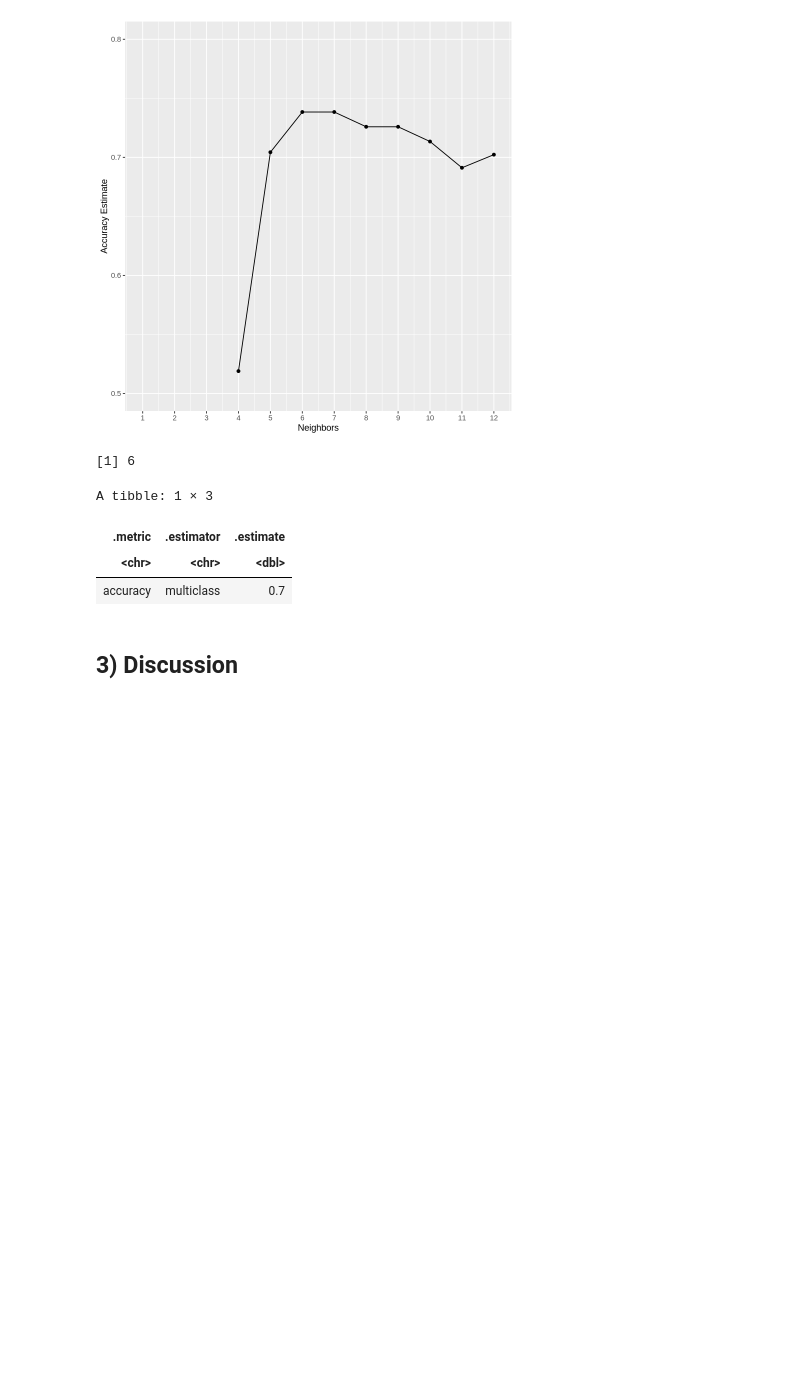
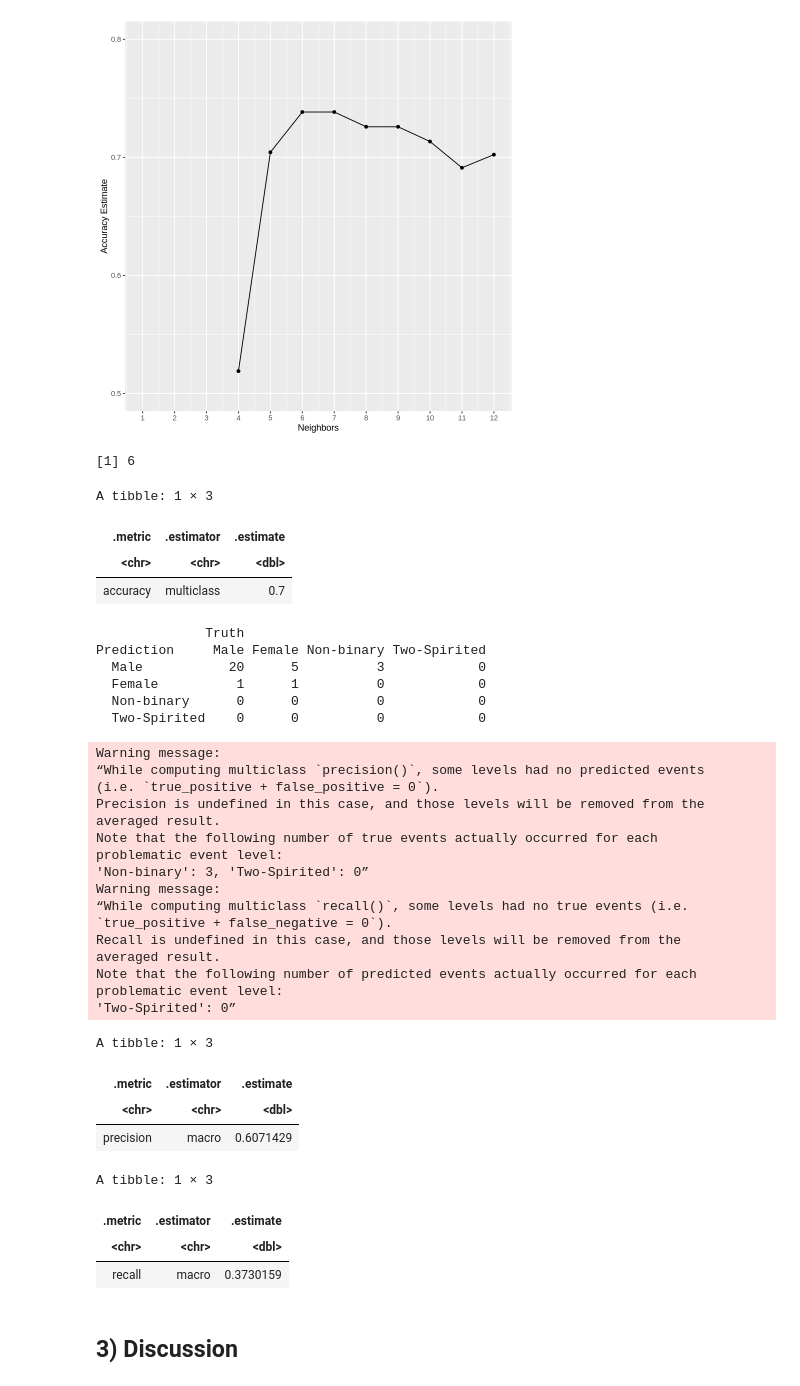
Before and after one commit to sybearr/dsci-100-2024w1-004-12, a Jupyter notebook: Project_Final_Report.ipynb, the cells around one changed output. Cells and saved outputs as stored; diff of their text form; code cells hidden in the pictures; blank space fills up the shorter version.

Commit message:
added recall and precision

```diff
--- a/Project_Final_Report.ipynb
+++ b/Project_Final_Report.ipynb
@@ -280,5 +278,50 @@ A tibble: 1 × 3
 | .metric | .estimator | .estimate |
 | <chr> | <chr> | <dbl> |
 | accuracy | multiclass | 0.7 |
+# %%
+confusion <- data_test_predictions |>
+             conf_mat(truth = gender, estimate = .pred_class)
+confusion
+# %% [output]
+              Truth
+Prediction     Male Female Non-binary Two-Spirited
+  Male           20      5          3            0
+  Female          1      1          0            0
+  Non-binary      0      0          0            0
+  Two-Spirited    0      0          0            0
+# %%
+precision <- data_test_predictions|>
+  precision(truth = gender, estimate = .pred_class, event_level = "first")
+
+recall <- data_test_predictions|>
+  recall(truth = gender, estimate = .pred_class, event_level = "first")
+
+precision
+recall
+# %% [output]
+Warning message:
+“While computing multiclass `precision()`, some levels had no predicted events
+(i.e. `true_positive + false_positive = 0`).
+Precision is undefined in this case, and those levels will be removed from the
+averaged result.
+Note that the following number of true events actually occurred for each
+problematic event level:
+'Non-binary': 3, 'Two-Spirited': 0”
+Warning message:
+“While computing multiclass `recall()`, some levels had no true events (i.e.
+`true_positive + false_negative = 0`).
+Recall is undefined in this case, and those levels will be removed from the
+averaged result.
+Note that the following number of predicted events actually occurred for each
+problematic event level:
+'Two-Spirited': 0”
+A tibble: 1 × 3
+| .metric | .estimator | .estimate |
+| <chr> | <chr> | <dbl> |
+| precision | macro | 0.6071429 |
+A tibble: 1 × 3
+| .metric | .estimator | .estimate |
+| <chr> | <chr> | <dbl> |
+| recall | macro | 0.3730159 |
 # %% [markdown]
 ## 3) Discussion
```
Also changed, not shown: parts of 1 cell of this notebook.
